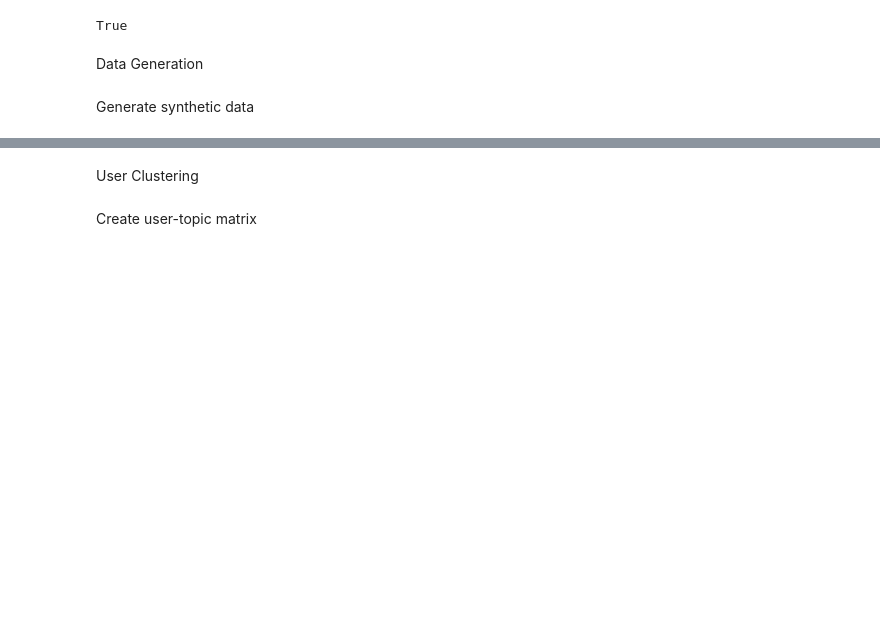
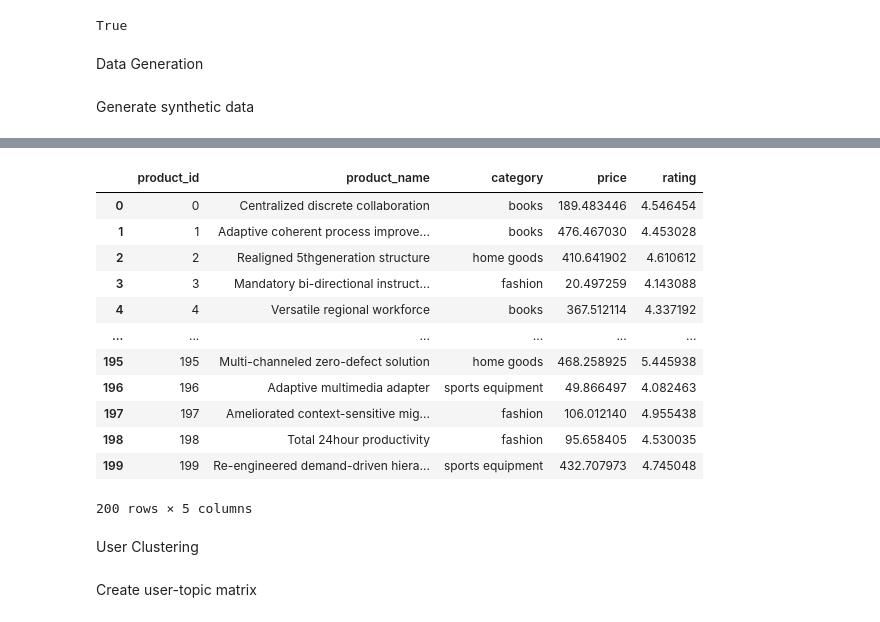
Before and after one commit to balakrishna-kariveda/MLBD-Twitter-Recommendation-System, a Jupyter notebook: project.ipynb, the cells around one changed output, grey strips where cells are left out. Saved outputs shown, nothing was run; the diff lists cells and outputs as text; code cells hidden in the pictures; blank space fills up the shorter version.

```diff
--- a/project.ipynb
+++ b/project.ipynb
@@ -151,4 +148,20 @@ interactions
 20000 rows × 4 columns
+# %%
+products
+# %% [output]
+|  | product_id | product_name | category | price | rating |
+| 0 | 0 | Centralized discrete collaboration | books | 189.483446 | 4.546454 |
+| 1 | 1 | Adaptive coherent process improve... | books | 476.467030 | 4.453028 |
+| 2 | 2 | Realigned 5thgeneration structure | home goods | 410.641902 | 4.610612 |
+| 3 | 3 | Mandatory bi-directional instruct... | fashion | 20.497259 | 4.143088 |
+| 4 | 4 | Versatile regional workforce | books | 367.512114 | 4.337192 |
+| ... | ... | ... | ... | ... | ... |
+| 195 | 195 | Multi-channeled zero-defect solution | home goods | 468.258925 | 5.445938 |
+| 196 | 196 | Adaptive multimedia adapter | sports equipment | 49.866497 | 4.082463 |
+| 197 | 197 | Ameliorated context-sensitive mig... | fashion | 106.012140 | 4.955438 |
+| 198 | 198 | Total 24hour productivity | fashion | 95.658405 | 4.530035 |
+| 199 | 199 | Re-engineered demand-driven hiera... | sports equipment | 432.707973 | 4.745048 |
+200 rows × 5 columns
 # %% [markdown]
 User Clustering
 # %%
```
Also changed, not shown: parts of 15 cells of this notebook, 1 other file.
